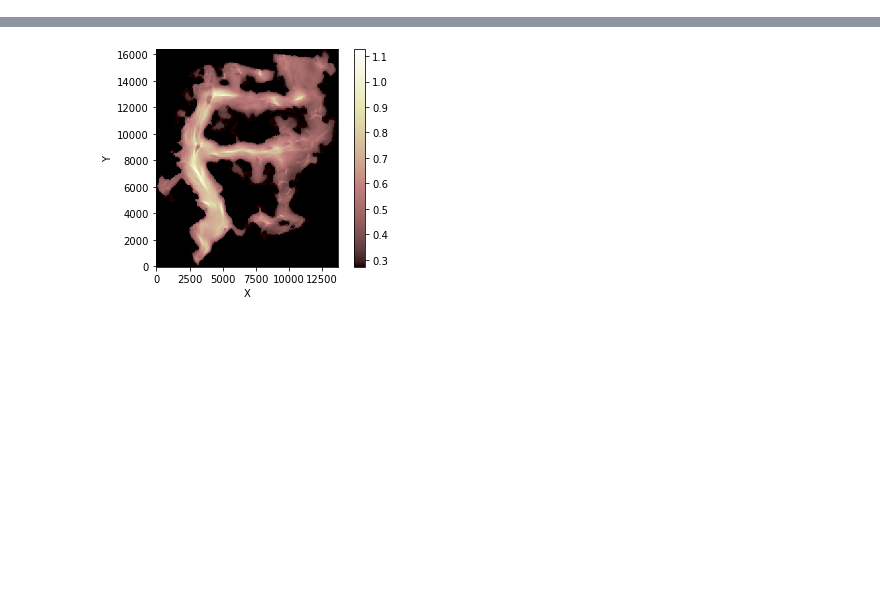
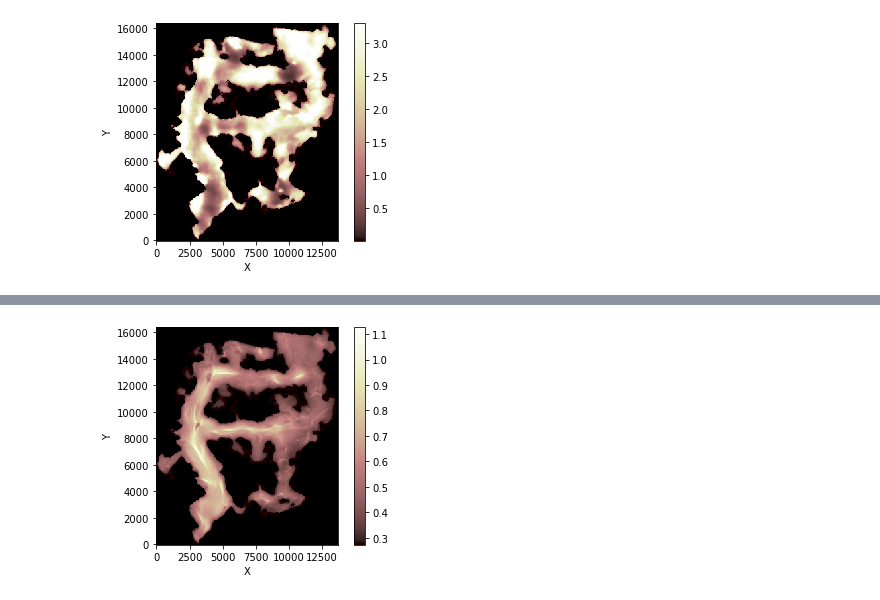
Before and after one commit to ethan-pierce/mendenhall-glacier, a Jupyter notebook: prototype-advection.ipynb, the cells around one changed output, grey strips where cells are left out. Cells and saved outputs as stored; diff of their text form; code cells hidden in the pictures; blank space fills up the shorter version.

```diff
--- a/prototype-advection.ipynb
+++ b/prototype-advection.ipynb
@@ -103,0 +89,89 @@ imshow_grid(BIS.grid, BIS.grid.map_mean_of_links_to_node('velocity_links'))
+# %%
+init_fringe = BIS.grid.at_node['fringe_thickness'].copy()
+init_dispersed = BIS.grid.at_node['dispersed_layer_thickness'].copy()
+
+ux = BIS.grid.map_mean_of_link_nodes_to_link('sliding_velocity_x')
+uy = BIS.grid.map_mean_of_link_nodes_to_link('sliding_velocity_y')
+
+velocity = np.zeros(BIS.grid.number_of_links)
+
+velocity = np.where(
+    np.isin(np.arange(BIS.grid.number_of_links), BIS.grid.horizontal_links),
+    ux,
+    uy
+)
+
+BIS.grid.add_field('velocity_links', velocity, at = 'link', clobber = True)
+
+dts = np.linspace(5e5, 5e6, 10)
+
+for dt in dts:
+    model = BasalIceStratigrapher()
+    model.initialize('./experiments/static-effective-pressure/input_file.toml')
+
+    basal_water_pressure = 0.9 * (
+        model.grid.at_node['ice_thickness'] * model.params['ice_density'] * model.params['gravity']
+    )
+    model.set_value('basal_water_pressure', basal_water_pressure)
+
+    model.set_value('sliding_velocity_y', model.grid.at_node['sliding_velocity_y'][:] * -1)
+
+    model.calc_effective_pressure()
+    model.calc_shear_stress()
+    model.calc_erosion_rate()
+    model.calc_melt_rate()
+
+    # Identify terminus nodes
+    dx = model.grid.dx
+    dy = model.grid.dy
+    bounds = [50 * dx, 100 * dx, 0 * dy, 15 * dy]
+    model.identify_terminus(bounds)
+
+    # Start with initial sediment package
+    initial_till = np.full(model.grid.number_of_nodes, 40)
+    model.set_value('till_thickness', initial_till)
+
+    model.set_value('fringe_thickness', init_fringe)
+
+    model.set_value('dispersed_layer_thickness', init_dispersed)
+
+    model.grid.add_field('velocity_links', velocity, at = 'link', clobber = True)
+
+    advector = AdvectTVD(model.grid, 'fringe_thickness', 'velocity_links')
+    advect_disp = AdvectTVD(model.grid, 'dispersed_layer_thickness', 'velocity_links')
+
+    test_courant = np.max(np.abs(advector.calc_courant(advector._grid, advector._vel, dt)))
+    if test_courant > 1:
+        print('Advection likely unstable under CFL condition.')
+
+    end_year = 250
+    n_steps = int(np.ceil(model.sec_per_a * end_year / dt))
+    tolerance = 1e-8
+
+    for i in range(n_steps):
+        old_fringe = model.grid.at_node['fringe_thickness'].copy()
+
+        advector.update(dt, clamp = 95)
+        advect_disp.update(dt)
+        model.entrain_sediment(dt)
+
+        fringe = model.grid.at_node['fringe_thickness']
+        cutoff = np.percentile(fringe, 95)
+        fringe[:] = np.where(fringe > cutoff, cutoff, fringe)
+
+        if i % 100 == 0:
+            print('Completed step ' + str(i))
+            print('Maximum pointwise change = ' + str(np.max(np.abs(fringe[:] - old_fringe))) + ' m.')
+
+            if np.max(np.abs(fringe[:] - old_fringe)) < tolerance:
+            print('Completed simulation, dt = ' + str(dt) + ' seconds.')
+
+            diff = model.grid.at_node['fringe_thickness'][:] - init_fringe
+            imshow_grid(model.grid, diff, cmap = 'RdBu')
+            plt.show()
+            break
+
+        if i % 1000 == 0:
+            imshow_grid(model.grid, 'fringe_thickness')
+            plt.show()
+# %% [output]
@@ -103,0 +180 @@ imshow_grid(BIS.grid, BIS.grid.map_mean_of_links_to_node('velocity_links'))
+[figure, added]
```
Also changed, not shown: parts of 15 cells of this notebook, 2 other files.
